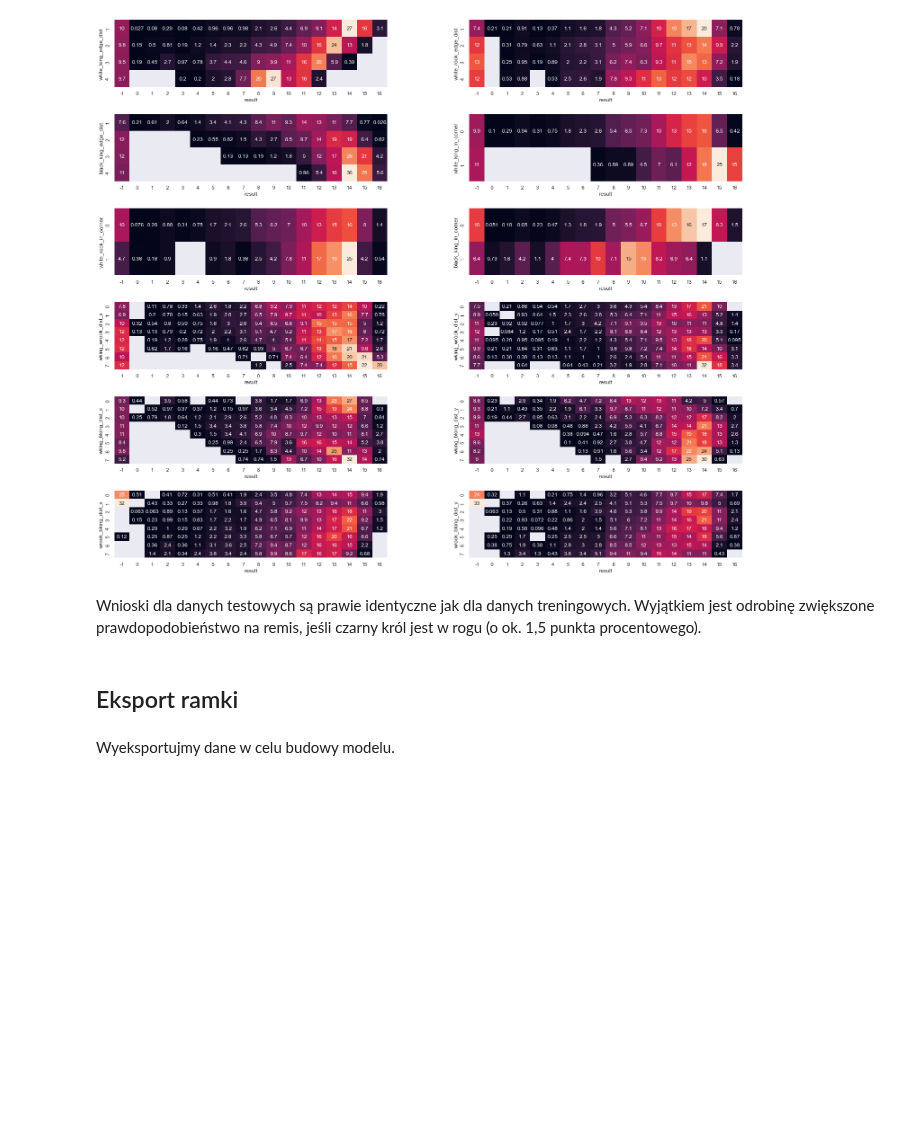
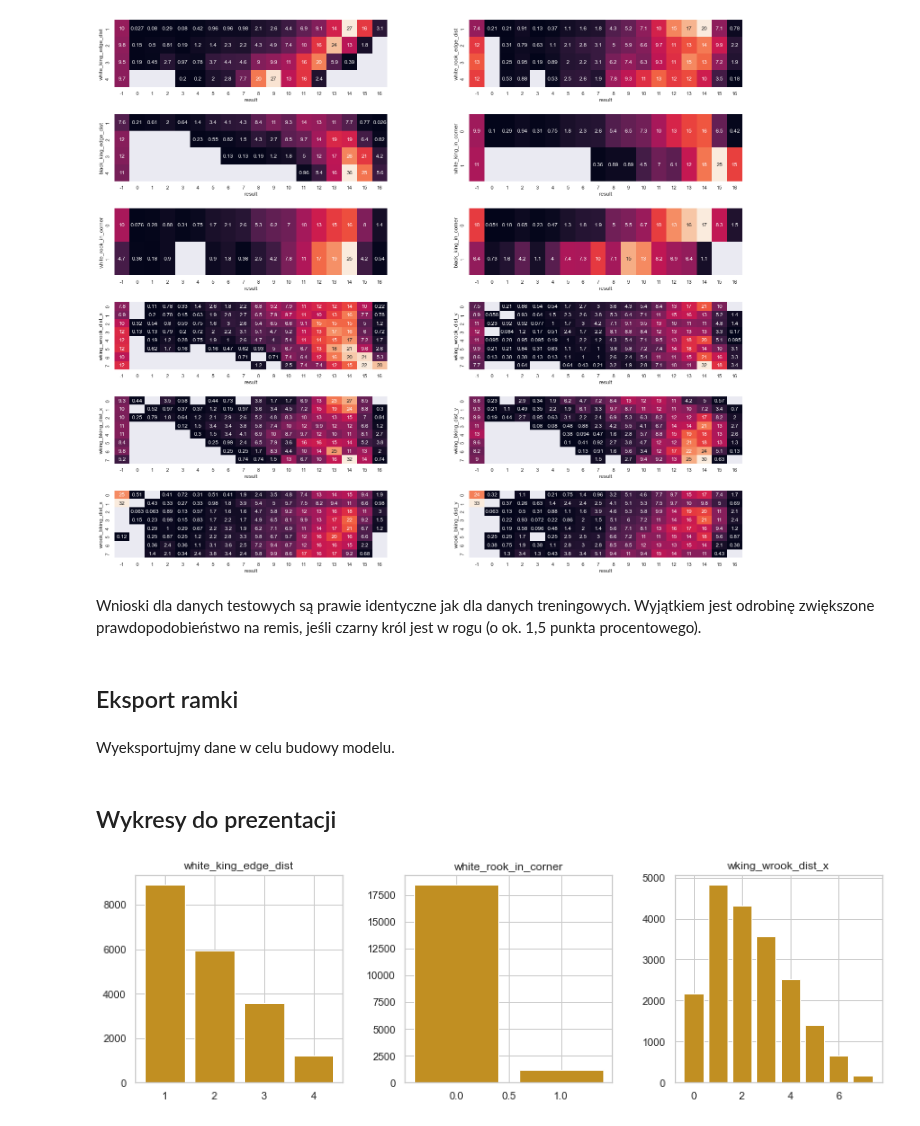
Before and after one commit to wi1lku/Introduction-to-machine-learning-, a Jupyter notebook: project1/MS1_Project1.ipynb, the cells around one changed output. Cells and saved outputs as stored; diff of their text form; code cells hidden in the pictures; blank space fills up the shorter version.

```diff
--- a/project1/MS1_Project1.ipynb
+++ b/project1/MS1_Project1.ipynb
@@ -710,3 +708,23 @@ Wyeksportujmy dane w celu budowy modelu.
 # %%
 df_train_processed.to_csv("train_processed_data.csv")
 df_test_processed.to_csv("test_processed_data.csv")
+# %% [markdown]
+## Wykresy do prezentacji
+# %%
+sns.set_style("whitegrid")
+fig, axes = plt.subplots(1, 3, figsize = (14, 4))
+plt.subplots_adjust(wspace = 0.3, hspace = 0.4)
+
+cntr = Counter(df_train_processed[df_train_processed.columns.values[0]])
+axes[0].set_title(df_train_processed.columns[0])
+axes[0].bar(cntr.keys(), cntr.values(), color = "#c18f22")
+cntr = Counter(df_train_processed[df_train_processed.columns.values[4]])
+axes[1].set_title(df_train_processed.columns[4])
+axes[1].bar(cntr.keys(), cntr.values(), color = "#c18f22")
+cntr = Counter(df_train_processed[df_train_processed.columns.values[6]])
+axes[2].set_title(df_train_processed.columns[6])
+axes[2].bar(cntr.keys(), cntr.values(), color = "#c18f22")
+
+plt.show()
+# %% [output]
+[figure, added]
```
Also changed, not shown: parts of 1 cell of this notebook, 3 other files.
